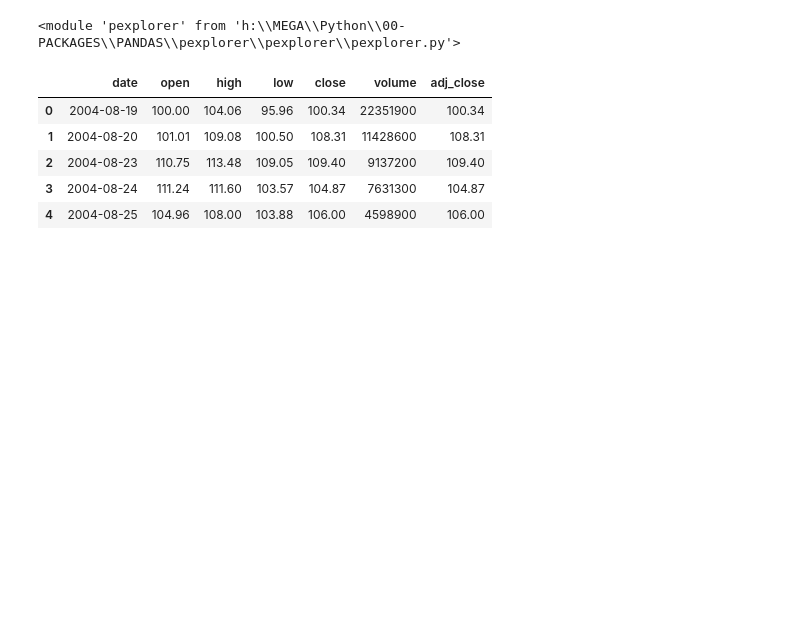
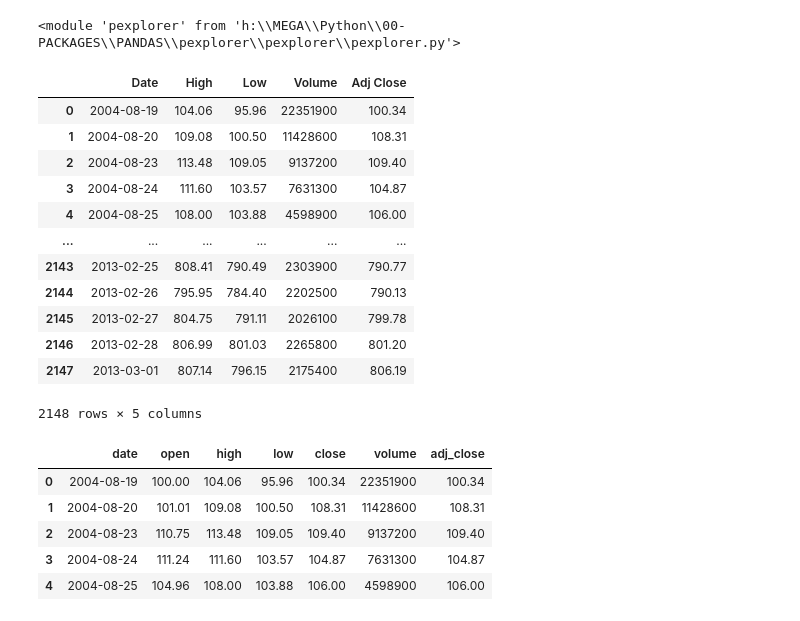
Before and after one commit to lep511/pexplorer, a Jupyter notebook: _pexplorer_test.ipynb, the cells around one changed output. Saved outputs shown, nothing was run; the diff lists cells and outputs as text; code cells hidden in the pictures; blank space fills up the shorter version.

```diff
--- a/_pexplorer_test.ipynb
+++ b/_pexplorer_test.ipynb
@@ -9,6 +9,22 @@ importlib.reload(pe)
 <module 'pexplorer' from 'h:\\MEGA\\Python\\00-PACKAGES\\PANDAS\\pexplorer\\pexplorer\\pexplorer.py'>
 # %%
 df = pd.read_csv("H:\BOOK\CSV\GOOG.csv")
+# %%
+df.drop(columns=["Open", "Close"])
+# %% [output]
+|  | Date | High | Low | Volume | Adj Close |
+| 0 | 2004-08-19 | 104.06 | 95.96 | 22351900 | 100.34 |
+| 1 | 2004-08-20 | 109.08 | 100.50 | 11428600 | 108.31 |
+| 2 | 2004-08-23 | 113.48 | 109.05 | 9137200 | 109.40 |
+| 3 | 2004-08-24 | 111.60 | 103.57 | 7631300 | 104.87 |
+| 4 | 2004-08-25 | 108.00 | 103.88 | 4598900 | 106.00 |
+| ... | ... | ... | ... | ... | ... |
+| 2143 | 2013-02-25 | 808.41 | 790.49 | 2303900 | 790.77 |
+| 2144 | 2013-02-26 | 795.95 | 784.40 | 2202500 | 790.13 |
+| 2145 | 2013-02-27 | 804.75 | 791.11 | 2026100 | 799.78 |
+| 2146 | 2013-02-28 | 806.99 | 801.03 | 2265800 | 801.20 |
+| 2147 | 2013-03-01 | 807.14 | 796.15 | 2175400 | 806.19 |
+2148 rows × 5 columns
 # %%
 pe.col_rename(df, inplace=True)
 # %%
```
Also changed, not shown: parts of 1 cell of this notebook, 1 other file.
